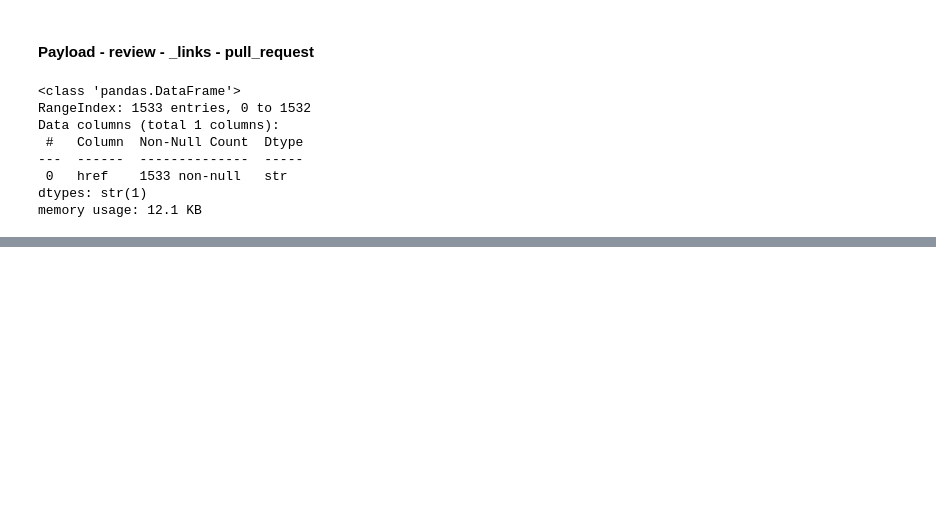
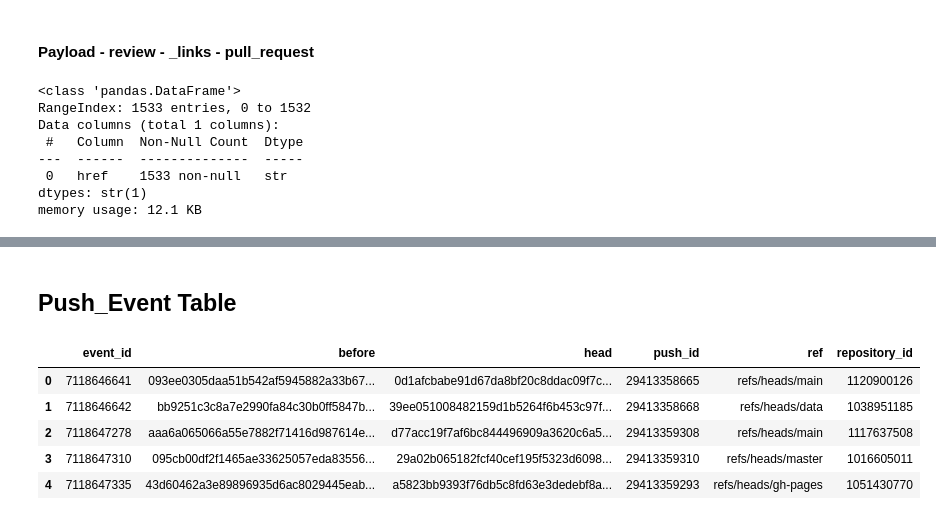
Before and after one commit to ShreyaCtrl/gharchive-data-platform, a Jupyter notebook: data-analysis.ipynb, the cells around one changed output, grey strips where cells are left out. Saved outputs shown, nothing was run; the diff lists cells and outputs as text; code cells hidden in the pictures; blank space fills up the shorter version.

```diff
--- a/data-analysis.ipynb
+++ b/data-analysis.ipynb
@@ -1211,0 +1536,15 @@ memory usage: 12.1 KB
+# %%
+delete_events = []
+for _, event in df.iterrows():
+    event_id = event.get("id")
+    if event.get("type") == "DeleteEvent":
+        payload = event.get("payload", {})
+        delete_event = {
+            'event_id': event_id,
+            'full_ref': payload.get('full_ref'),
+            'pusher_type': payload.get('pusher_type'),
+            'ref': payload.get('ref'),
+            'ref_type': payload.get('ref_type')
+        }
+        delete_events.append(delete_event)
+df_delete_events = pd.DataFrame(delete_events)
@@ -1211,0 +1560,28 @@ memory usage: 12.1 KB
+# %% [markdown]
+## Push_Event Table
+# %%
+push_events=[]
+for _, event in df.iterrows():
+    event_type = event.get("type")
+    event_id = event.get("id")
+    if event_type == "PushEvent":
+        payload = event.get("payload", {})
+        push_event = {
+            'event_id': event_id,
+            'before': payload.get('before'),
+            'head': payload.get('head'),
+            'push_id': payload.get('push_id'),
+            'ref': payload.get('ref'),
+            'repository_id': payload.get('repository_id')
+        }
+        push_events.append(push_event)
+df_push_events = pd.DataFrame(push_events)
+# %%
+df_push_events.head()
+# %% [output]
+|  | event_id | before | head | push_id | ref | repository_id |
+| 0 | 7118646641 | 093ee0305daa51b542af5945882a33b67... | 0d1afcbabe91d67da8bf20c8ddac09f7c... | 29413358665 | refs/heads/main | 1120900126 |
+| 1 | 7118646642 | bb9251c3c8a7e2990fa84c30b0ff5847b... | 39ee051008482159d1b5264f6b453c97f... | 29413358668 | refs/heads/data | 1038951185 |
+| 2 | 7118647278 | aaa6a065066a55e7882f71416d987614e... | d77acc19f7af6bc844496909a3620c6a5... | 29413359308 | refs/heads/main | 1117637508 |
+| 3 | 7118647310 | 095cb00df2f1465ae33625057eda83556... | 29a02b065182fcf40cef195f5323d6098... | 29413359310 | refs/heads/master | 1016605011 |
+| 4 | 7118647335 | 43d60462a3e89896935d6ac8029445eab... | a5823bb9393f76db5c8fd63e3dedebf8a... | 29413359293 | refs/heads/gh-pages | 1051430770 |
```
Also changed, not shown: parts of 46 cells of this notebook.
